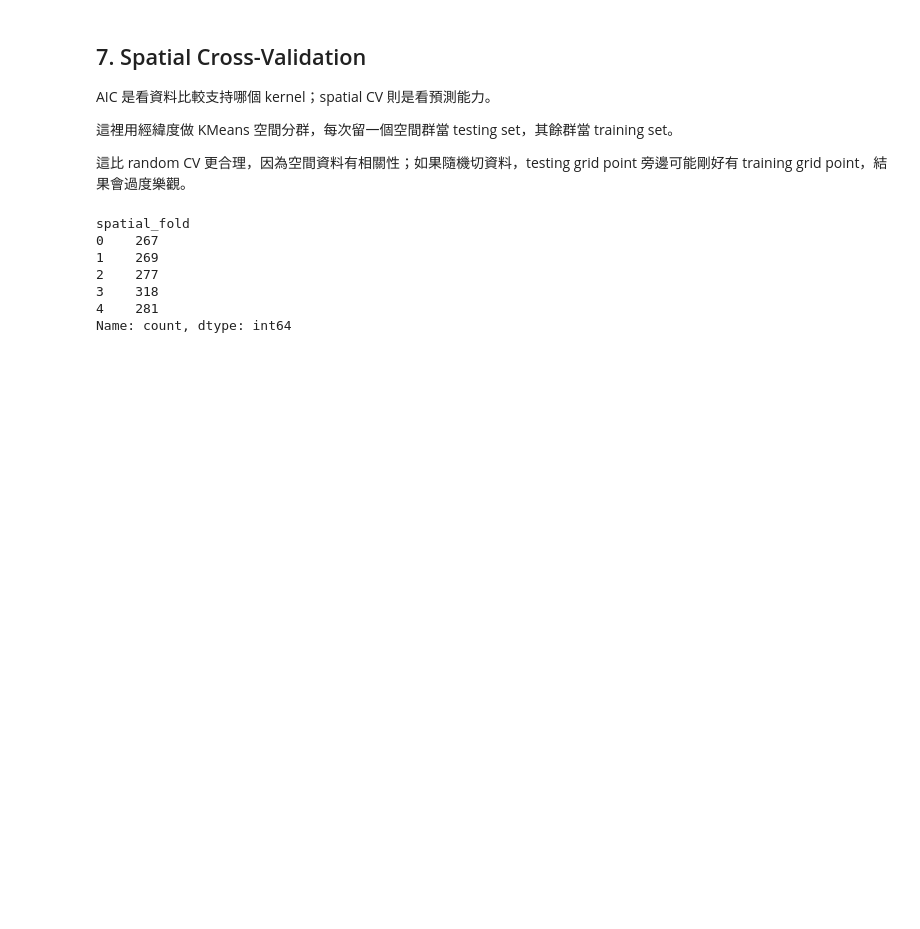
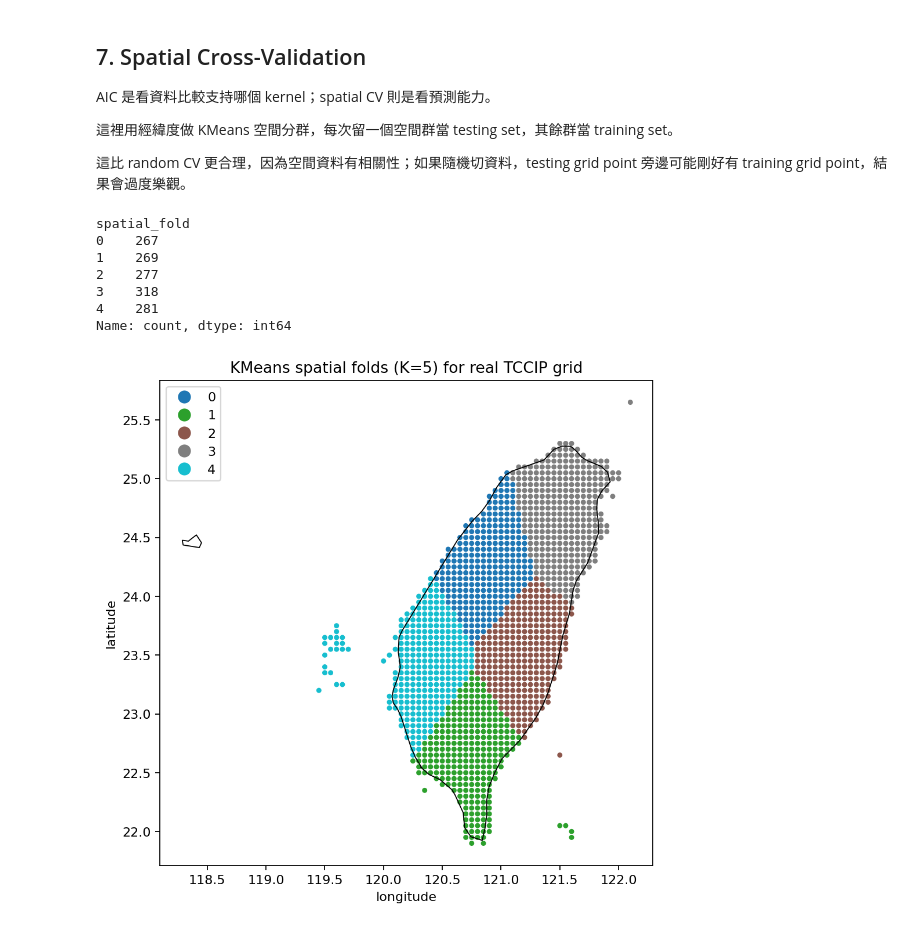
Before and after one commit to shu-ming0808/gev-use-nn, a Jupyter notebook: experiments/window_data/notebooks/real_grid_gp_aic_workflow.ipynb, the cells around one changed output. Saved outputs shown, nothing was run; the diff lists cells and outputs as text; code cells hidden in the pictures; blank space fills up the shorter version.

```diff
--- a/experiments/window_data/notebooks/real_grid_gp_aic_workflow.ipynb
+++ b/experiments/window_data/notebooks/real_grid_gp_aic_workflow.ipynb
@@ -340,6 +360,54 @@ spatial_fold
 3    318
 4    281
 Name: count, dtype: int64
+# %%
+# Plot and save the selected K=5 spatial fold map.
+shp_candidates = [
+    PROJECT_ROOT / "data" / "shapefile" / "ne_50m_admin_0_countries" / "ne_50m_admin_0_countries.shp",
+    PROJECT_ROOT.parent.parent / "data" / "shapefile" / "ne_50m_admin_0_countries" / "ne_50m_admin_0_countries.shp",
+]
+
+taiwan = None
+for shp_path in shp_candidates:
+    if shp_path.exists():
+        world = gpd.read_file(shp_path)
+        taiwan = world[world["NAME"].str.contains("Taiwan", case=False, na=False)].to_crs("EPSG:4326")
+        break
+
+fold_map = gpd.GeoDataFrame(
+    df_cv.copy(),
+    geometry=[Point(xy) for xy in zip(df_cv["lon"], df_cv["lat"])],
+    crs="EPSG:4326",
+)
+
+fig, ax = plt.subplots(figsize=(6.2, 7.2), dpi=160)
+if taiwan is not None and not taiwan.empty:
+    taiwan.boundary.plot(ax=ax, color="black", linewidth=0.8)
+
+fold_map.plot(
+    column="spatial_fold",
+    categorical=True,
+    cmap="tab10",
+    legend=True,
+    markersize=9,
+    ax=ax,
+)
+
+ax.set_title("KMeans spatial folds (K=5) for real TCCIP grid")
+ax.set_xlabel("longitude")
+ax.set_ylabel("latitude")
+ax.set_aspect("equal")
+fig.tight_layout()
+fig.savefig(FIG_DIR / "real_grid_kmeans_spatial_folds_k5.png", bbox_inches="tight")
+plt.show()
+
+df_cv[["station", "lon", "lat", "spatial_fold"]].to_csv(
+    TABLE_DIR / "real_grid_kmeans_spatial_folds_k5.csv",
+    index=False,
+    encoding="utf-8-sig",
+)
+# %% [output]
+[figure, added]
 # %%
 def fit_predict_gp(train_df, test_df, target_col, kernel_name, nu=None, max_train=MAX_TRAIN):
     if len(train_df) > max_train:
```
Also changed, not shown: parts of 8 cells of this notebook.
